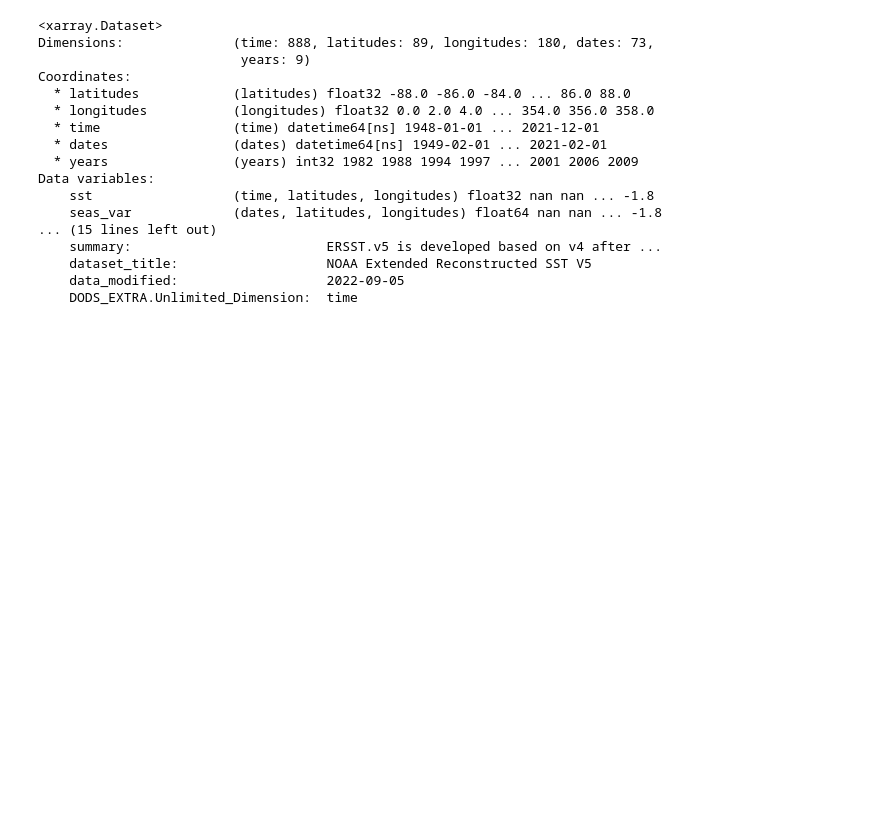
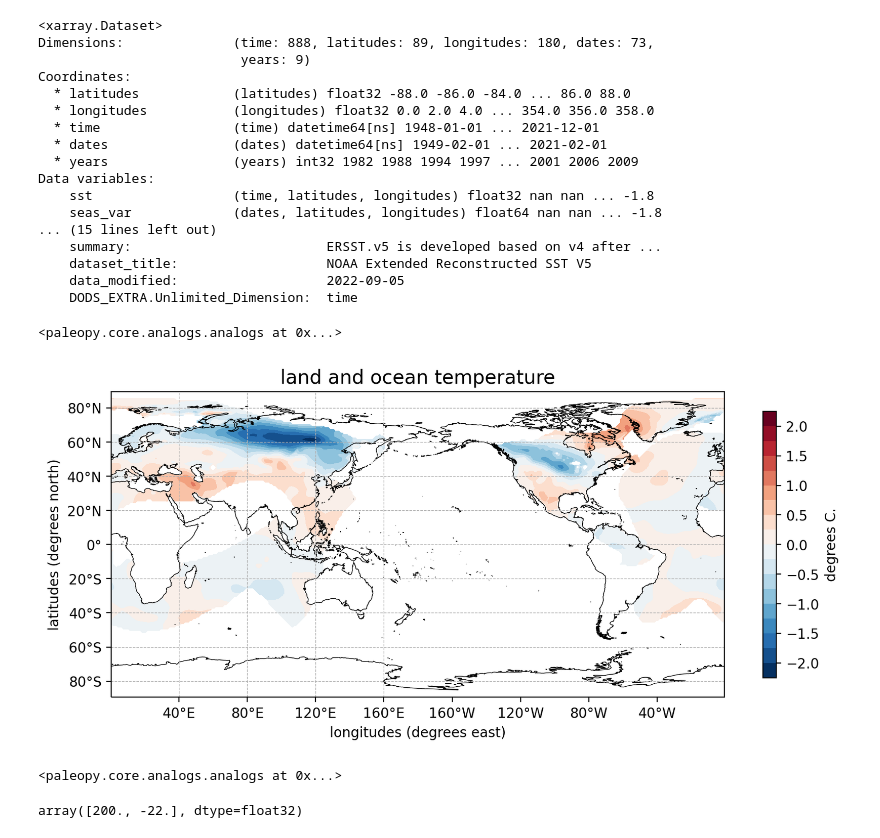
Before and after one commit to nicolasfauchereau/PICT_notebooks, a Jupyter notebook: notebooks/proxy.ipynb, the cells around one changed output. Cells and saved outputs as stored; diff of their text form; code cells hidden in the pictures; blank space fills up the shorter version.

```diff
--- a/notebooks/proxy.ipynb
+++ b/notebooks/proxy.ipynb
@@ -32,4 +32,4 @@ print(cwd)
 # %% [markdown]
 #### defines the folder where the JSON files are (for the datasets) and where to save the proxy JSON files
 # %%
-djsons = cwd.parent / 'jsons'
+djsons = cwd.parent.joinpath('jsons')
@@ -40,2 +36,2 @@ PosixPath('/home/nicolasf/research/PICT_notebooks/jsons')
 # %%
-pjsons = djsons / 'proxies'
+pjsons = djsons.joinpath('proxies')
@@ -442,3 +430,13 @@ Data variables:
     dataset_title:                   NOAA Extended Reconstructed SST V5
     data_modified:                   2022-09-05
     DODS_EXTRA.Unlimited_Dimension:  time
+# %%
+compos = analogs(p, 'bet', 'temperature')
+# %%
+compos.composite()
+# %% [output]
+<paleopy.core.analogs.analogs at 0x...>
+# %%
+f, ax = scalar_plot(compos).plot()
+# %% [output]
+[figure, added]
@@ -444,0 +445,8 @@ Data variables:
+# %%
+compos.composite()
+# %% [output]
+<paleopy.core.analogs.analogs at 0x...>
+# %%
+p.extracted_coords
+# %% [output]
+array([200., -22.], dtype=float32)
```
Also changed, not shown: parts of 19 cells of this notebook, 44 other files.
